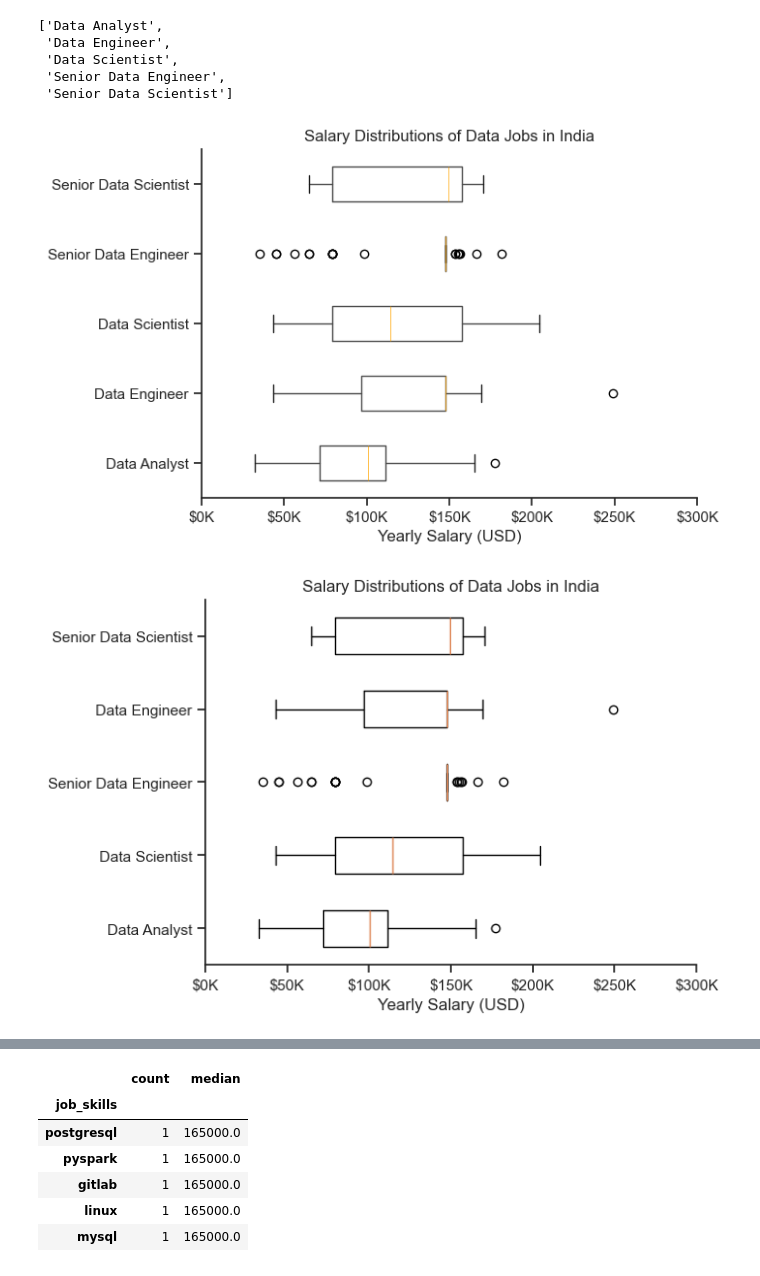
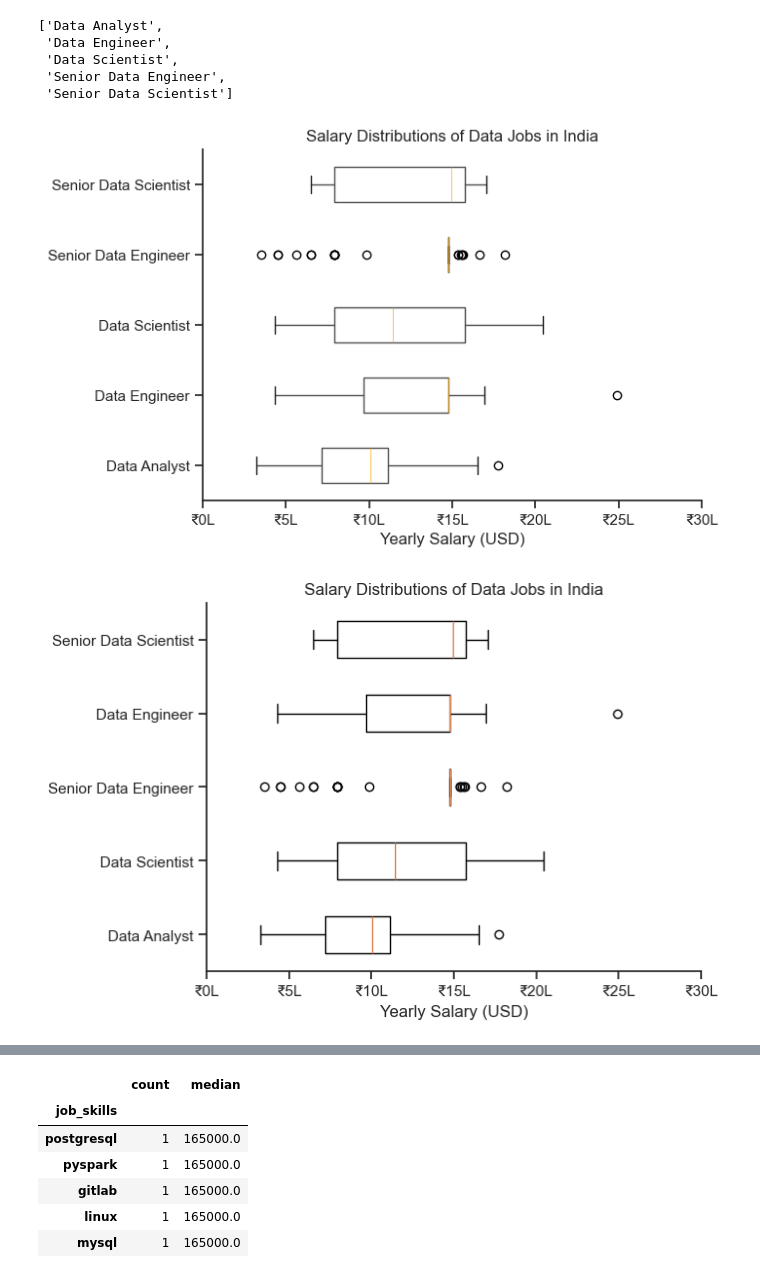
Before and after one commit to omveere0008/Python_project1, a Jupyter notebook: Salary_Analysis.ipynb, the cells around one changed output, grey strips where cells are left out. Cells and saved outputs as stored; diff of their text form; code cells hidden in the pictures.

```diff
--- a/Salary_Analysis.ipynb
+++ b/Salary_Analysis.ipynb
@@ -47,33 +47,33 @@ from matplotlib.ticker import PercentFormatter, FuncFormatter
 # %%
 # Apply the theme first
 sns.set_theme(style='ticks')
 
 
 # Pandas Syntax
 ax = df_india_top5.boxplot(
     column='salary_year_avg',
     by='job_title_short',
     vert=False,
     grid=False, # Ticks style usually has no grid
     # Add this line to color the median
     medianprops={'color': 'orange', 'linewidth': 0.5},
 )
 
 # Apply the formatting from your snippet
 plt.title('Salary Distributions of Data Jobs in India')
 plt.suptitle('') # Removes the automatic 'Boxplot grouped by...' subtitle
 plt.xlabel('Yearly Salary (USD)')
 plt.ylabel('')
 plt.xlim(0, 300000)
 
 # Apply the currency formatter
-ticks_x = plt.FuncFormatter(lambda y, pos: f'${int(y/1000)}K')
+ticks_x = plt.FuncFormatter(lambda y, pos: f'₹{int(y/10000)}L')
 plt.gca().xaxis.set_major_formatter(ticks_x)
 
 sns.despine()
 plt.show()
 # %% [output]
-[figure, old version]
+[figure, new version]
 # %%
 # 1. Prepare data in the specific order
 data_to_plot = [df_india_top5[df_india_top5['job_title_short'] == job]['salary_year_avg'] for job in job_order]
@@ -88,13 +88,13 @@ ax.set_xlabel('Yearly Salary (USD)')
 ax.set_xlim(0, 300000)
 ax.invert_yaxis()
 # Apply the currency formatter
-ticks_x = plt.FuncFormatter(lambda y, pos: f'${int(y/1000)}K')
+ticks_x = plt.FuncFormatter(lambda y, pos: f'₹{int(y/10000)}L')
 ax.xaxis.set_major_formatter(ticks_x)
 
 sns.despine() # Works on matplotlib axes too!
 plt.show()
 # %% [output]
-[figure, old version]
+[figure, new version]
 # %%
 sns.boxplot(data=df_india_top5, x='salary_year_avg', y='job_title_short', order=job_order, medianprops={"color": "orange", "linewidth": 0.5}) # Highlights the median
 sns.set_theme(style='ticks')
```
Also changed, not shown: parts of 2 cells of this notebook, 1 other file.
